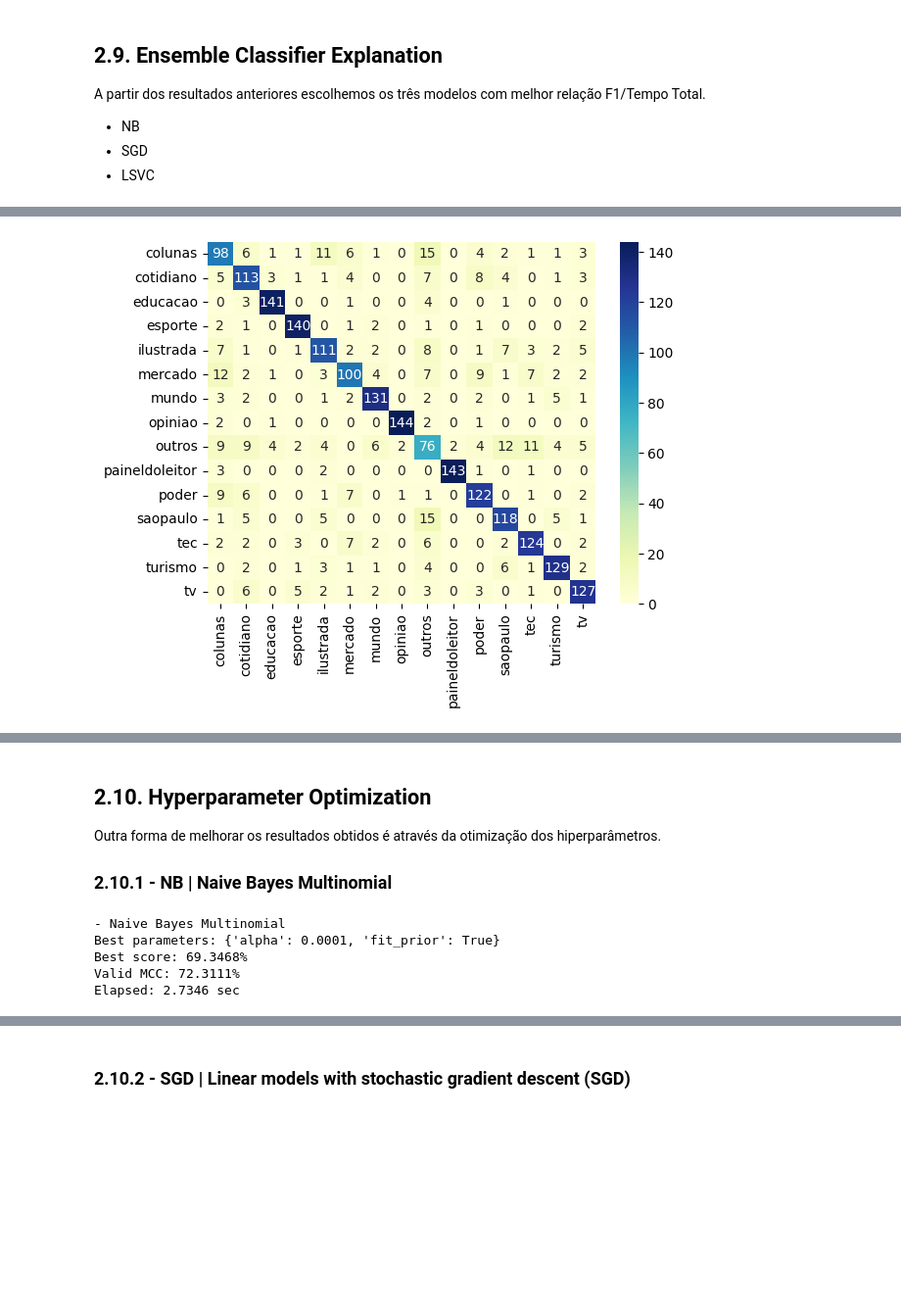
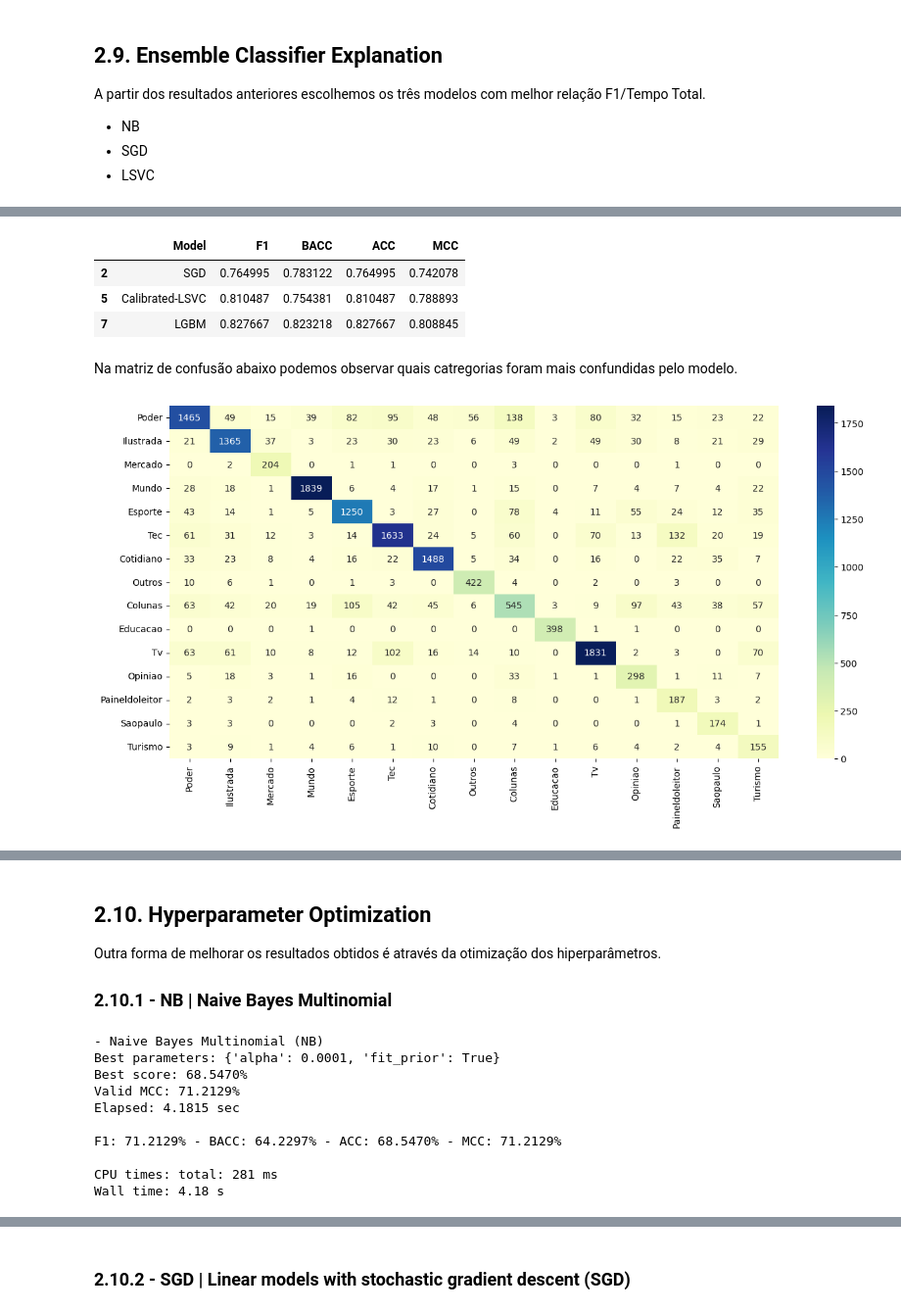
Before and after one commit to bombermal/Studies_proj_text_classification, a Jupyter notebook: main.ipynb, the cells around one changed output, grey strips where cells are left out. Shown at 98% size. Drawn from its saved outputs; the diff is of its cells as text; code cells hidden in the pictures; blank space fills up the shorter version.

```diff
--- a/main.ipynb
+++ b/main.ipynb
@@ -513,7 +521,11 @@ estimators = [('NB', model_nb),
               ('SGD', model_sgd),
               ('LSVC', model_lsvc)]
 
-model_stacked = StackingClassifier(estimators=estimators, final_estimator=LogisticRegression(random_state=seed, n_jobs=-1, class_weight='balanced'), n_jobs=-1, cv=5)
+model_stacked = StackingClassifier(estimators=estimators,
+                                   final_estimator=LogisticRegression(random_state=seed,
+                                                                        n_jobs=-1,
+                                                                        class_weight='balanced'),
+                                   n_jobs=-1, cv=5)
 
 model_stacked.fit(X_train, y_train)
 pred = model_stacked.predict(X_val)
@@ -527,5 +539,6 @@ cm = confusion_matrix(y_val, pred)
 
 print(f'F1: {f1:.4f} - BACC: {bacc:.4f} - ACC: {acc:.4f} - MCC: {mcc:.4f}')
 
-# 11 min xeon
+# i5 7600 4/4 - 1 min 25 sec
+# E3-1231v3 4/8 - 1 min 4 sec
 # %% [output]
@@ -534,0 +556,30 @@ Como podemos observar, utilizando os modelos NB, SGD e LSVC como estimadores mel
+# %%
+%%time
+model_clsvc = CalibratedClassifierCV(LinearSVC(random_state=seed, class_weight='balanced'))
+model_sgd = SGDClassifier(random_state=seed, n_jobs=-1, class_weight='balanced')
+model_lgbm = LGBMClassifier(random_state=seed, n_jobs=-1, class_weight='balanced')
+
+estimators = [('Calibrated-LSVC', model_clsvc),
+              ('SGD', model_sgd),
+              ('LGBM', model_lgbm)]
+
+model_stacked = StackingClassifier(estimators=estimators,
+                                   final_estimator=LogisticRegression(random_state=seed,
+                                                                        n_jobs=-1,
+                                                                        class_weight='balanced'),
+                                   n_jobs=-1, cv=5)
+
+model_stacked.fit(X_train, y_train)
+pred = model_stacked.predict(X_val)
+
+f1 = f1_score(y_val, pred, average='micro')
+bacc = balanced_accuracy_score(y_val, pred)
+acc = accuracy_score(y_val, pred)
+# cr = classification_report(y_val, pred)
+mcc = matthews_corrcoef(y_val, pred)
+cm = confusion_matrix(y_val, pred)
+
+print(f'F1: {f1:.4f} - BACC: {bacc:.4f} - ACC: {acc:.4f} - MCC: {mcc:.4f}')
+
+# i5 7600 4/4 - 41 min 55 sec
+# E3-1231v3 4/8 -
@@ -535,10 +595,21 @@ Como podemos observar, utilizando os modelos NB, SGD e LSVC como estimadores mel
+# %%
+mask = df_stl["Model"].isin(["Calibrated-LSVC", "SGD", "LGBM"])
+df_stl.loc[mask, "Model":"MCC"]
+# %% [output]
+|  | Model | F1 | BACC | ACC | MCC |
+| 2 | SGD | 0.764995 | 0.783122 | 0.764995 | 0.742078 |
+| 5 | Calibrated-LSVC | 0.810487 | 0.754381 | 0.810487 | 0.788893 |
+| 7 | LGBM | 0.827667 | 0.823218 | 0.827667 | 0.808845 |
+# %% [markdown]
+Na matriz de confusão abaixo podemos observar quais catregorias foram mais confundidas pelo modelo.
 # %%
 %%time
 cm = confusion_matrix(y_val, pred)
 # print(cm)
 
-cm_matrix = pd.DataFrame(data=cm, columns=category_map.keys(), index=category_map.keys())
-sns.heatmap(cm_matrix, annot=True, fmt='d', cmap='YlGnBu')
+fig, ax = plt.subplots(figsize=(15,7))
+cm_matrix = pd.DataFrame(data=cm, columns=map(str.capitalize, category_map.keys()), index=map(str.capitalize, category_map.keys()))
+sns.heatmap(cm_matrix, annot=True, fmt='d', cmap='YlGnBu', ax=ax)
 plt.show()
 # %% [output]
-[figure, old version]
+[figure, new version]
@@ -572,10 +629,17 @@ param_grid = {
     'alpha': [0, 1e-4, 1e-3, 1e-2, 1e-1, 1e0],
     'fit_prior': [True, False]
 }
-hyper_tunning("Naive Bayes Multinomial (NB)", model_nb, param_grid, X_train, y_train)
+f1, bacc, acc, mcc = hyper_tunning("Naive Bayes Multinomial (NB)", model_nb, param_grid, X_train, y_train, X_val, y_val)
+
+print(f'{color.BOLD}F1:{color.END} {f1:.4%} - {color.BOLD}BACC:{color.END} {bacc:.4%} - {color.BOLD}ACC:{color.END} {acc:.4%} - {color.BOLD}MCC:{color.END} {mcc:.4%}\n')
 # %% [output]
-- Naive Bayes Multinomial
+- Naive Bayes Multinomial (NB)
 Best parameters: {'alpha': 0.0001, 'fit_prior': True}
-Best score: 69.3468%
-Valid MCC: 72.3111%
-Elapsed: 2.7346 sec
+Best score: 68.5470%
+Valid MCC: 71.2129%
+Elapsed: 4.1815 sec
+
+F1: 71.2129% - BACC: 64.2297% - ACC: 68.5470% - MCC: 71.2129%
+
+CPU times: total: 281 ms
+Wall time: 4.18 s
```
Also changed, not shown: parts of 36 cells of this notebook, 1 other file.
